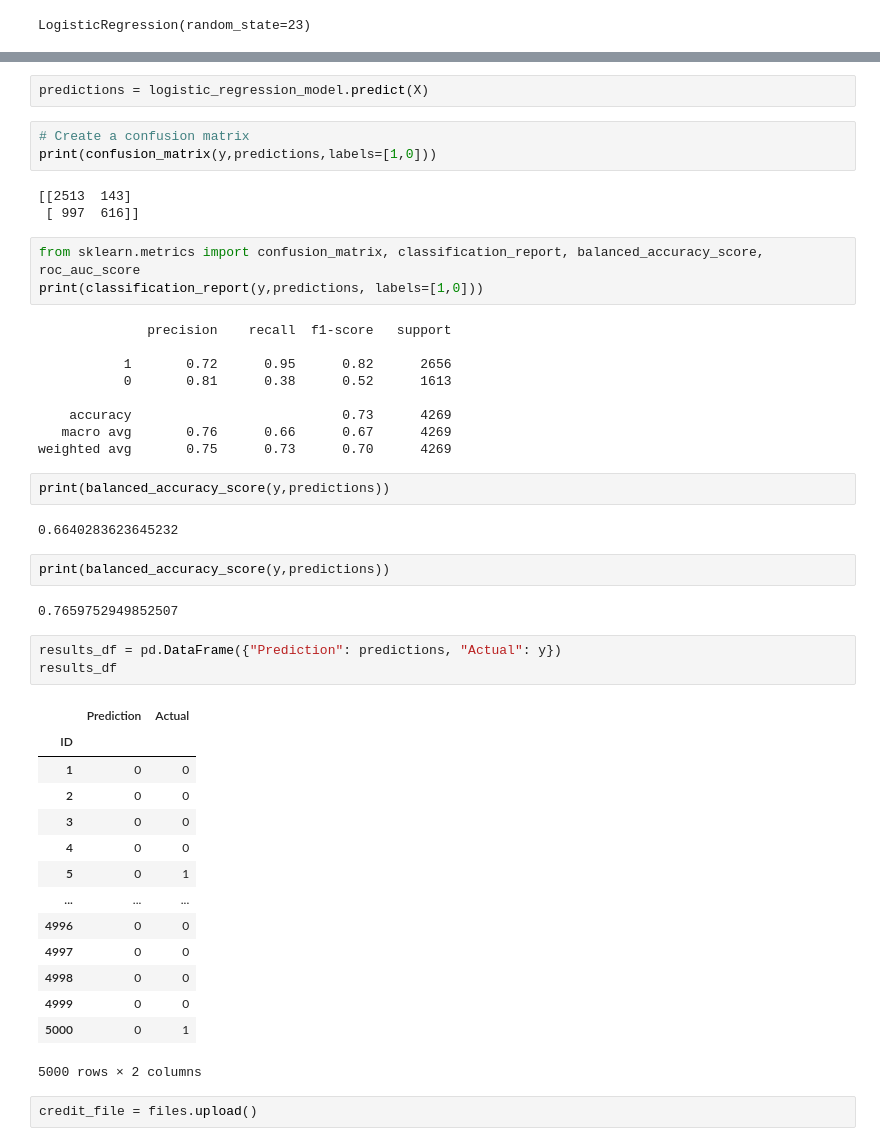
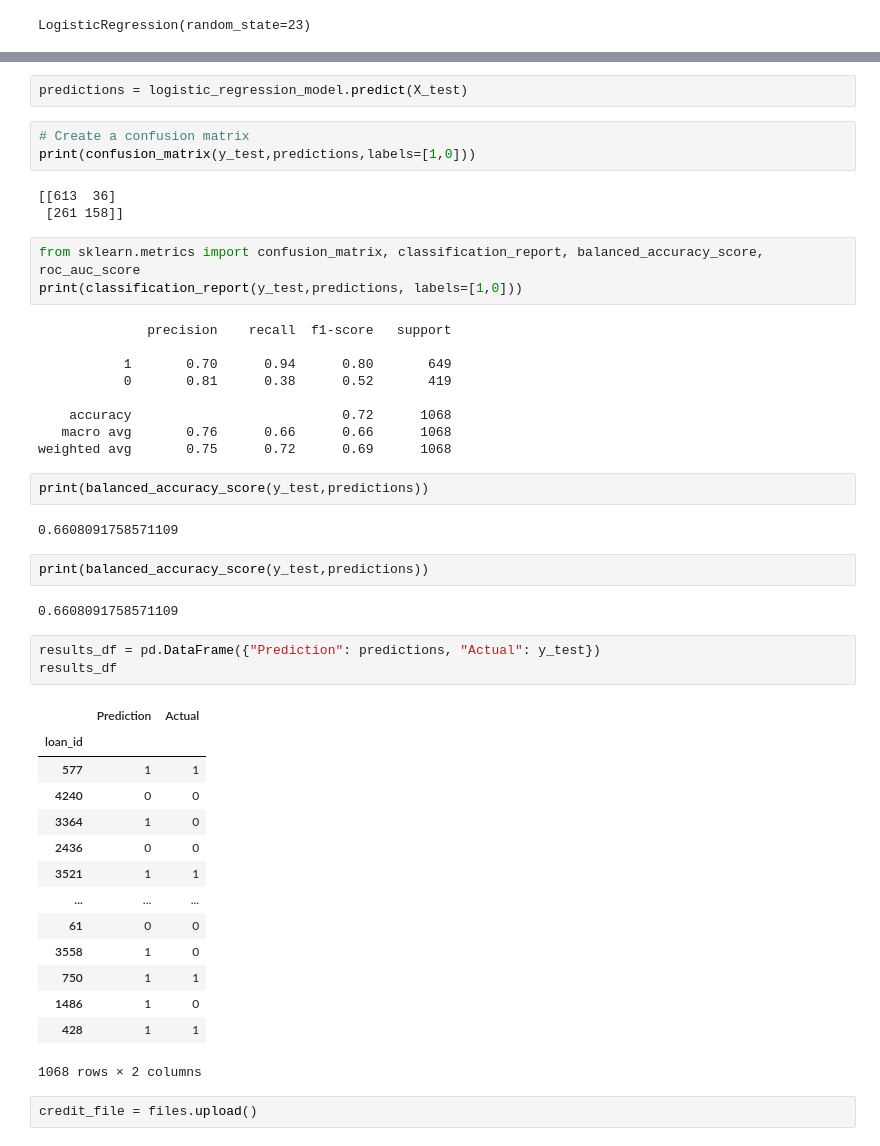
Before and after one commit to Rasesh30/p2_roku_upenn, a Jupyter notebook: p2_roku_credit_score.ipynb, the cells around one changed output, grey strips where cells are left out. Drawn from its saved outputs; the diff is of its cells as text.

```diff
--- a/p2_roku_credit_score.ipynb
+++ b/p2_roku_credit_score.ipynb
@@ -256,49 +287,49 @@ Training Data Score: 0.7329585382993675
 # %%
-predictions = logistic_regression_model.predict(X)
+predictions = logistic_regression_model.predict(X_test)
 # %%
 # Create a confusion matrix
-print(confusion_matrix(y,predictions,labels=[1,0]))
+print(confusion_matrix(y_test,predictions,labels=[1,0]))
 # %% [output]
-[[2513  143]
- [ 997  616]]
+[[613  36]
+ [261 158]]
 # %%
 from sklearn.metrics import confusion_matrix, classification_report, balanced_accuracy_score, roc_auc_score
-print(classification_report(y,predictions, labels=[1,0]))
+print(classification_report(y_test,predictions, labels=[1,0]))
 # %% [output]
               precision    recall  f1-score   support
 
-           1       0.72      0.95      0.82      2656
-           0       0.81      0.38      0.52      1613
+           1       0.70      0.94      0.80       649
+           0       0.81      0.38      0.52       419
 
-    accuracy                           0.73      4269
-   macro avg       0.76      0.66      0.67      4269
-weighted avg       0.75      0.73      0.70      4269
+    accuracy                           0.72      1068
+   macro avg       0.76      0.66      0.66      1068
+weighted avg       0.75      0.72      0.69      1068
 # %%
-print(balanced_accuracy_score(y,predictions))
+print(balanced_accuracy_score(y_test,predictions))
 # %% [output]
-0.6640283623645232
+0.6608091758571109
 # %%
-print(balanced_accuracy_score(y,predictions))
+print(balanced_accuracy_score(y_test,predictions))
 # %% [output]
-0.7659752949852507
+0.6608091758571109
 # %%
-results_df = pd.DataFrame({"Prediction": predictions, "Actual": y})
+results_df = pd.DataFrame({"Prediction": predictions, "Actual": y_test})
 results_df
 # %% [output]
 |  | Prediction | Actual |
-| ID |  |  |
-| 1 | 0 | 0 |
-| 2 | 0 | 0 |
-| 3 | 0 | 0 |
-| 4 | 0 | 0 |
-| 5 | 0 | 1 |
+| loan_id |  |  |
+| 577 | 1 | 1 |
+| 4240 | 0 | 0 |
+| 3364 | 1 | 0 |
+| 2436 | 0 | 0 |
+| 3521 | 1 | 1 |
 | ... | ... | ... |
-| 4996 | 0 | 0 |
-| 4997 | 0 | 0 |
-| 4998 | 0 | 0 |
-| 4999 | 0 | 0 |
-| 5000 | 0 | 1 |
+| 61 | 0 | 0 |
+| 3558 | 1 | 0 |
+| 750 | 1 | 1 |
+| 1486 | 1 | 0 |
+| 428 | 1 | 1 |
-5000 rows × 2 columns
+1068 rows × 2 columns
 # %%
 credit_file = files.upload()
 # %% [output]
```
Also changed, not shown: parts of 12 cells of this notebook.
